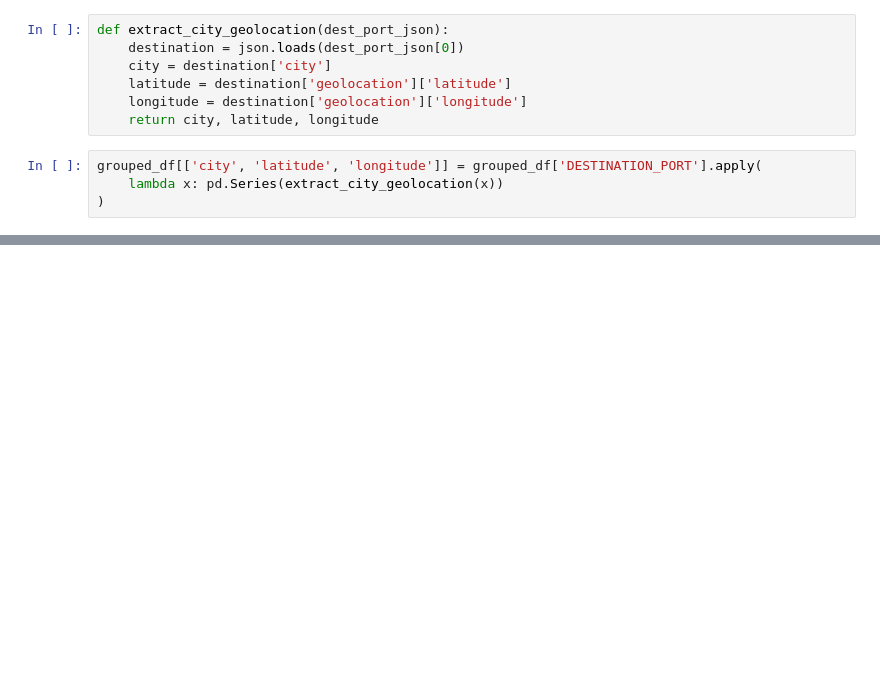
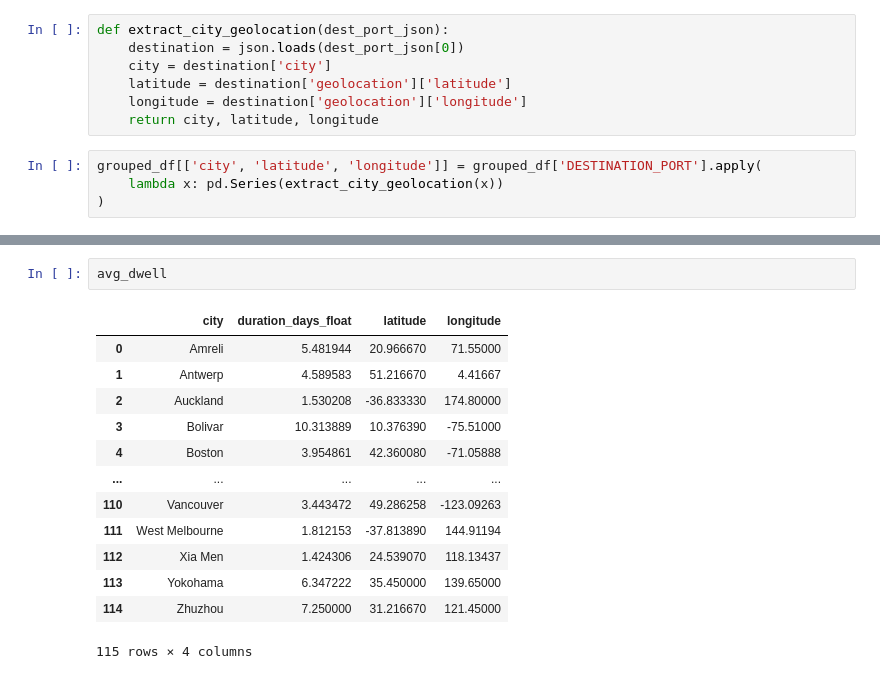
Before and after one commit to beckynevin/ShipIt, a Jupyter notebook: ExploreData.ipynb, the cells around one changed output, grey strips where cells are left out. Cells and saved outputs as stored; diff of their text form; blank space fills up the shorter version.

```diff
--- a/ExploreData.ipynb
+++ b/ExploreData.ipynb
@@ -615,0 +656,16 @@ ModuleNotFoundError: No module named 'geopandas'
+# %%
+avg_dwell
+# %% [output]
+|  | city | duration_days_float | latitude | longitude |
+| 0 | Amreli | 5.481944 | 20.966670 | 71.55000 |
+| 1 | Antwerp | 4.589583 | 51.216670 | 4.41667 |
+| 2 | Auckland | 1.530208 | -36.833330 | 174.80000 |
+| 3 | Bolivar | 10.313889 | 10.376390 | -75.51000 |
+| 4 | Boston | 3.954861 | 42.360080 | -71.05888 |
+| ... | ... | ... | ... | ... |
+| 110 | Vancouver | 3.443472 | 49.286258 | -123.09263 |
+| 111 | West Melbourne | 1.812153 | -37.813890 | 144.91194 |
+| 112 | Xia Men | 1.424306 | 24.539070 | 118.13437 |
+| 113 | Yokohama | 6.347222 | 35.450000 | 139.65000 |
+| 114 | Zhuzhou | 7.250000 | 31.216670 | 121.45000 |
+115 rows × 4 columns
```
Also changed, not shown: parts of 15 cells of this notebook.
